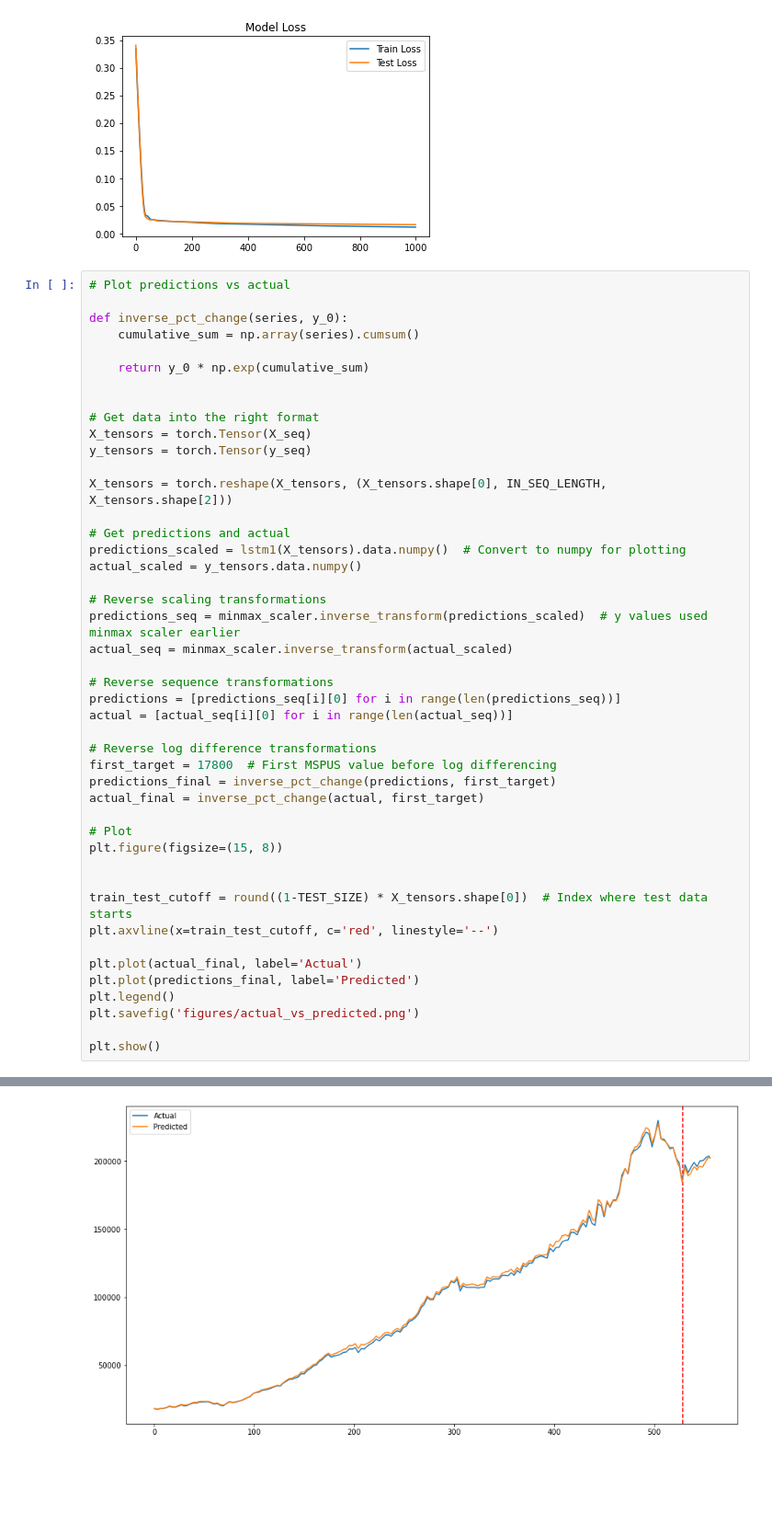
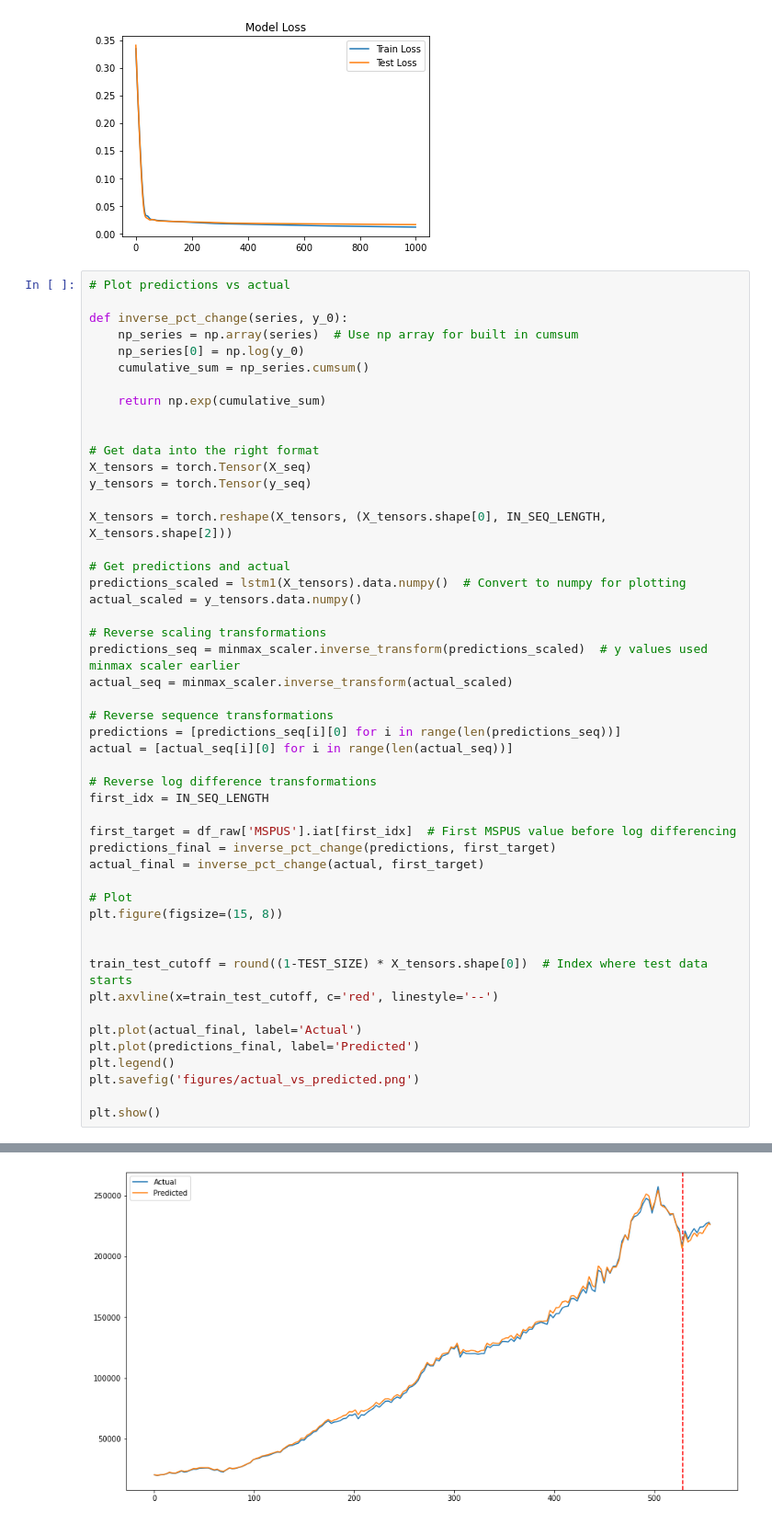
Before and after one commit to hsdistefa/mas-thesis, a Jupyter notebook: Model2.ipynb, the cells around one changed output, grey strips where cells are left out. Shown at 92% size. Saved outputs shown, nothing was run; the diff lists cells and outputs as text; blank space fills up the shorter version.

```diff
--- a/Model2.ipynb
+++ b/Model2.ipynb
@@ -306,9 +306,11 @@ plt.show()
 # Plot predictions vs actual
 
 def inverse_pct_change(series, y_0):
-    cumulative_sum = np.array(series).cumsum()
+    np_series = np.array(series)  # Use np array for built in cumsum
+    np_series[0] = np.log(y_0)
+    cumulative_sum = np_series.cumsum()
 
-    return y_0 * np.exp(cumulative_sum)
+    return np.exp(cumulative_sum)
 
 
 # Get data into the right format
@@ -330,7 +332,9 @@ predictions = [predictions_seq[i][0] for i in range(len(predictions_seq))]
 actual = [actual_seq[i][0] for i in range(len(actual_seq))]
 
 # Reverse log difference transformations
-first_target = 17800  # First MSPUS value before log differencing
+first_idx = IN_SEQ_LENGTH
+
+first_target = df_raw['MSPUS'].iat[first_idx]  # First MSPUS value before log differencing
 predictions_final = inverse_pct_change(predictions, first_target)
 actual_final = inverse_pct_change(actual, first_target)
 
@@ -351,4 +356,4 @@ plt.show()
-[figure, old version]
+[figure, new version]
 # %%
 print(actual_final[-(OUT_SEQ_LENGTH+1)])
 print(len(actual_final))
```
Also changed, not shown: parts of 6 cells of this notebook, 4 other files.
